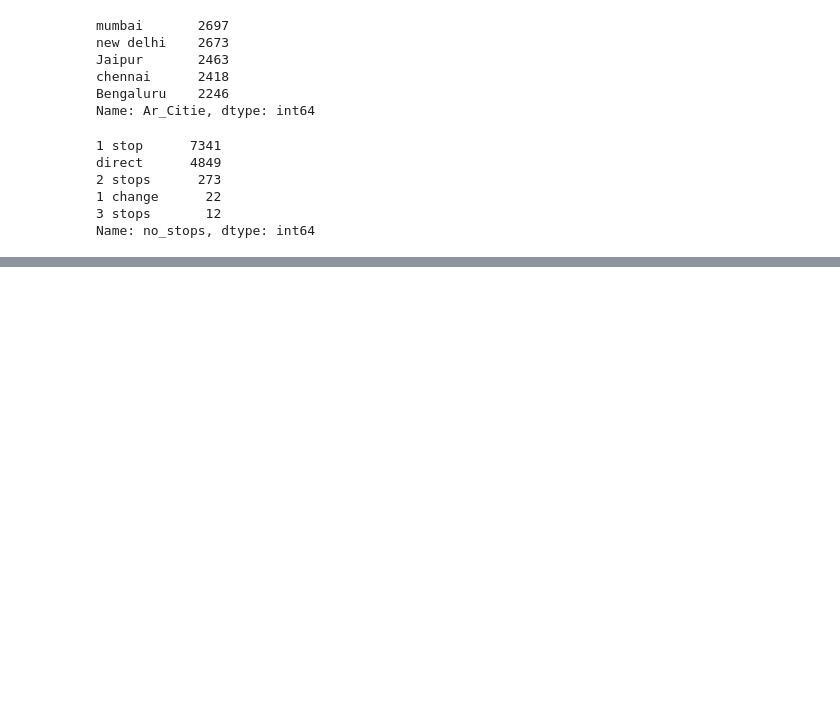
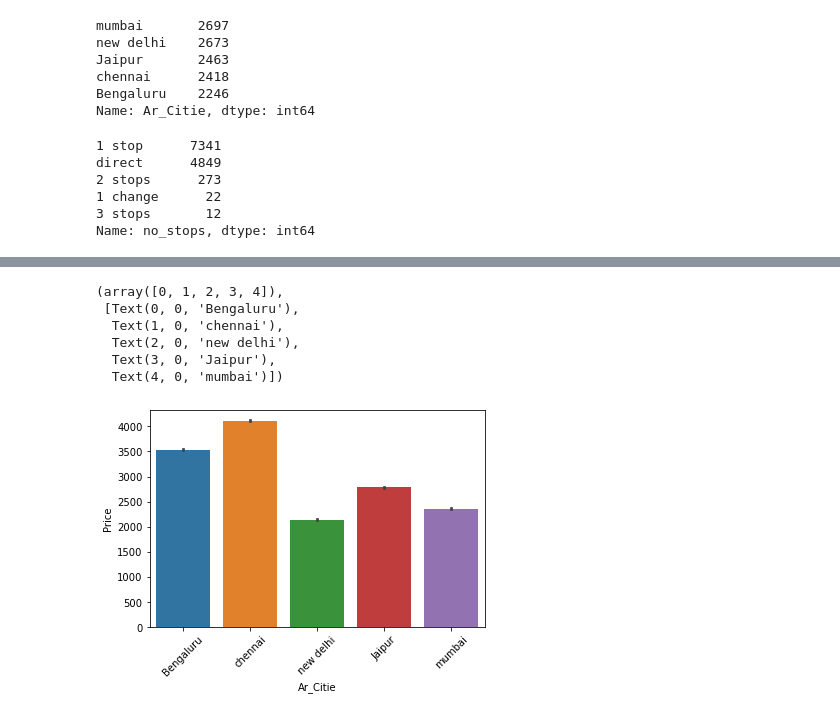
Before and after one commit to hariranjanmeena/optimal-flight-price-prediction, a Jupyter notebook: Exploratory data analysis.ipynb, the cells around one changed output, grey strips where cells are left out. Saved outputs shown, nothing was run; the diff lists cells and outputs as text; code cells hidden in the pictures; blank space fills up the shorter version.

```diff
--- a/Exploratory data analysis.ipynb
+++ b/Exploratory data analysis.ipynb
@@ -179,0 +187,13 @@ df["Ar_Time_min"] = df["Ar_Time"].apply(lambda x : int((x.split(":")[1])))
+# %%
+# Visualizing Relationship between Price & Ar_Citie.
+
+sns.barplot(x="Ar_Citie", y="Price",data=df,estimator=np.median)
+plt.xticks(rotation=45)
+# %% [output]
+(array([0, 1, 2, 3, 4]),
+ [Text(0, 0, 'Bengaluru'),
+  Text(1, 0, 'chennai'),
+  Text(2, 0, 'new delhi'),
+  Text(3, 0, 'Jaipur'),
+  Text(4, 0, 'mumbai')])
+[figure, added]
```
Also changed, not shown: parts of 32 cells of this notebook, 11 other files.
